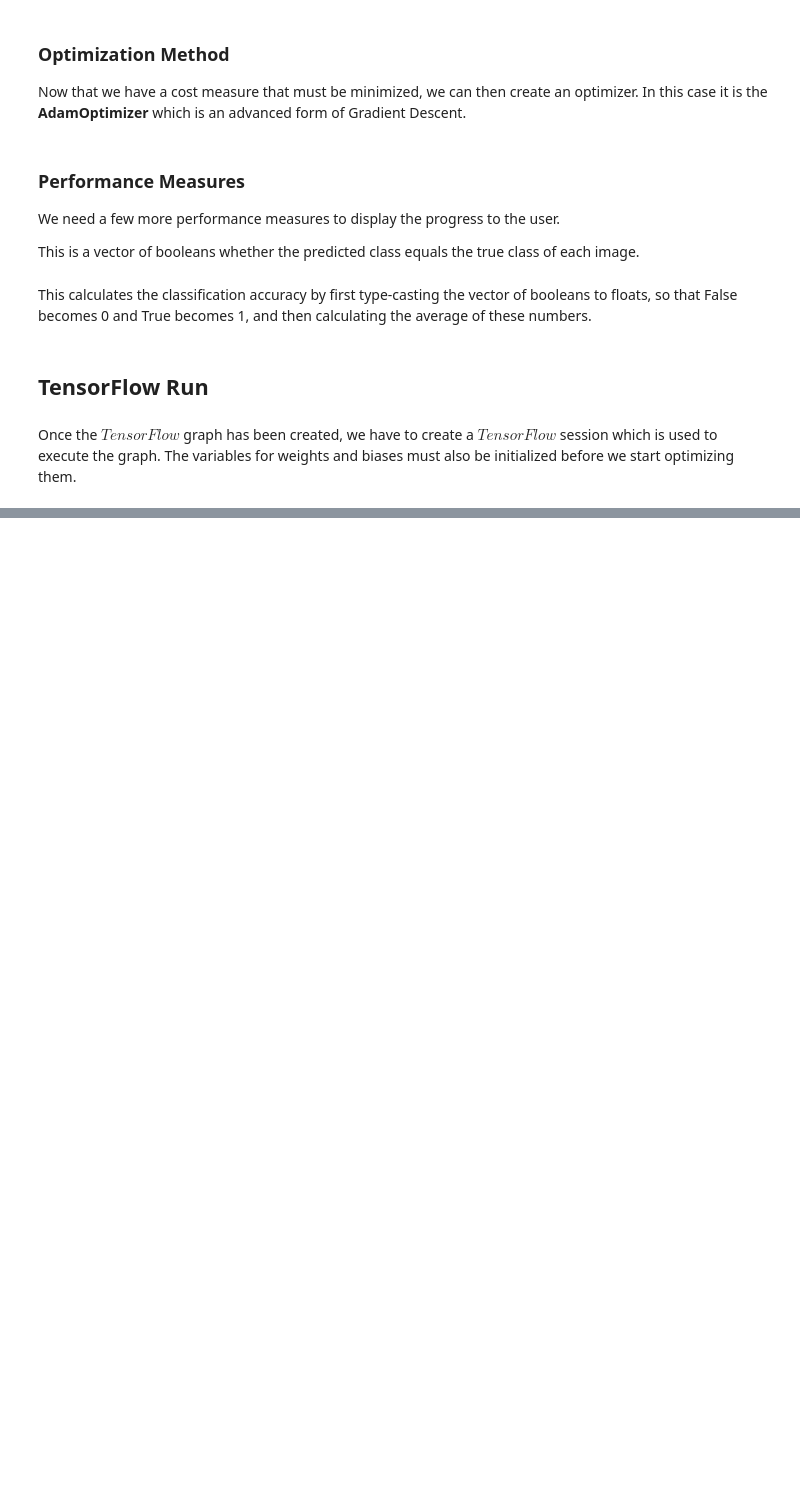
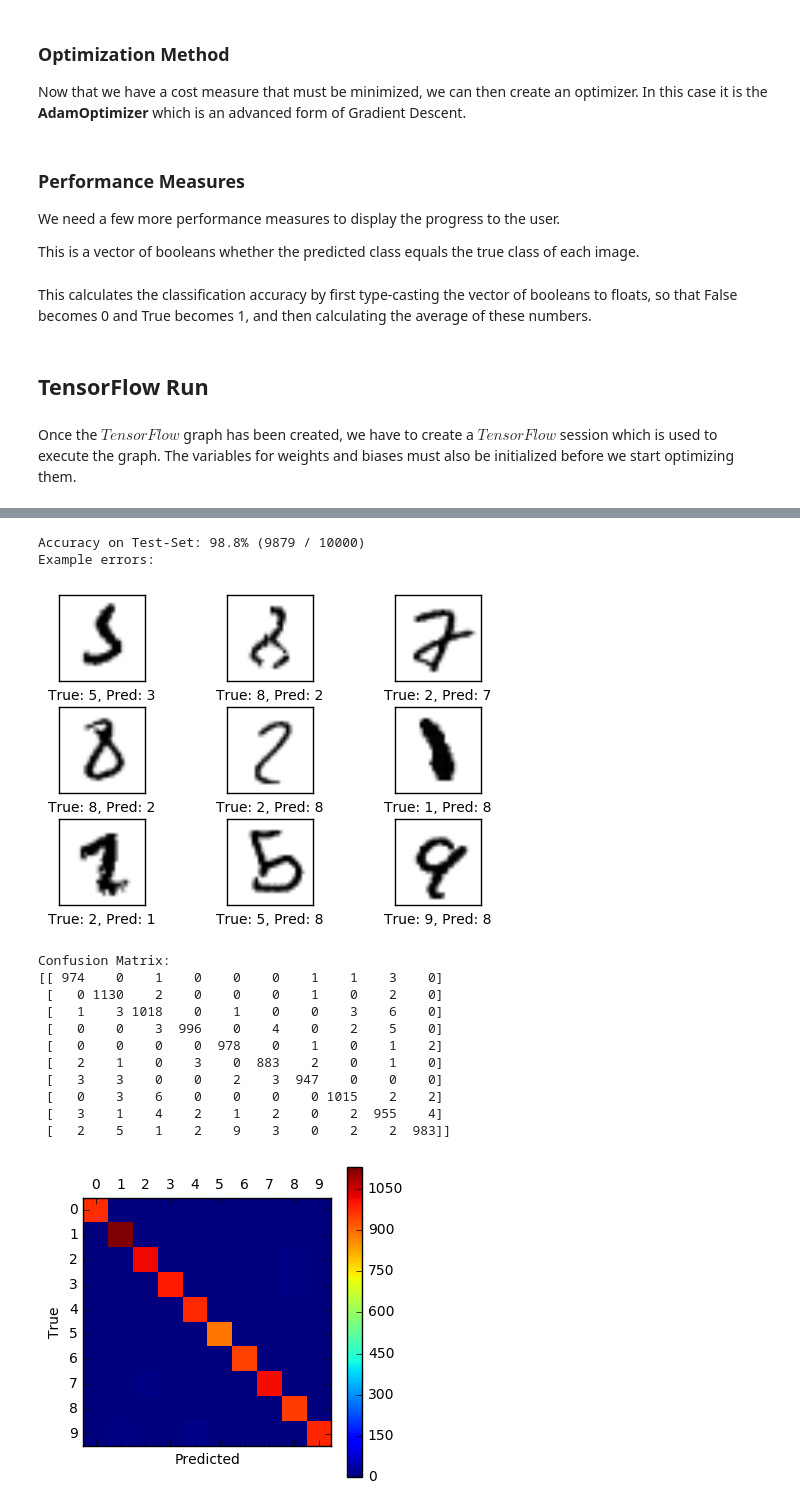
Before and after one commit to Kidel/Deep-Learning-CNN-for-Image-Recognition, a Jupyter notebook: 02_ConvolutionalNeuralNetwork-OCR.ipynb, the cells around one changed output, grey strips where cells are left out. Saved outputs shown, nothing was run; the diff lists cells and outputs as text; code cells hidden in the pictures; blank space fills up the shorter version.

```diff
--- a/02_ConvolutionalNeuralNetwork-OCR.ipynb
+++ b/02_ConvolutionalNeuralNetwork-OCR.ipynb
@@ -437,0 +707,18 @@ session.run(tf.initialize_all_variables())
+# %%
+print_test_accuracy(show_example_errors=True, show_confusion_matrix=True)
+# %% [output]
+Accuracy on Test-Set: 98.8% (9879 / 10000)
+Example errors:
+[figure, added]
+Confusion Matrix:
+[[ 974    0    1    0    0    0    1    1    3    0]
+ [   0 1130    2    0    0    0    1    0    2    0]
+ [   1    3 1018    0    1    0    0    3    6    0]
+ [   0    0    3  996    0    4    0    2    5    0]
+ [   0    0    0    0  978    0    1    0    1    2]
+ [   2    1    0    3    0  883    2    0    1    0]
+ [   3    3    0    0    2    3  947    0    0    0]
+ [   0    3    6    0    0    0    0 1015    2    2]
+ [   3    1    4    2    1    2    0    2  955    4]
+ [   2    5    1    2    9    3    0    2    2  983]]
+[figure, added]
```
Also changed, not shown: parts of 40 cells of this notebook.
